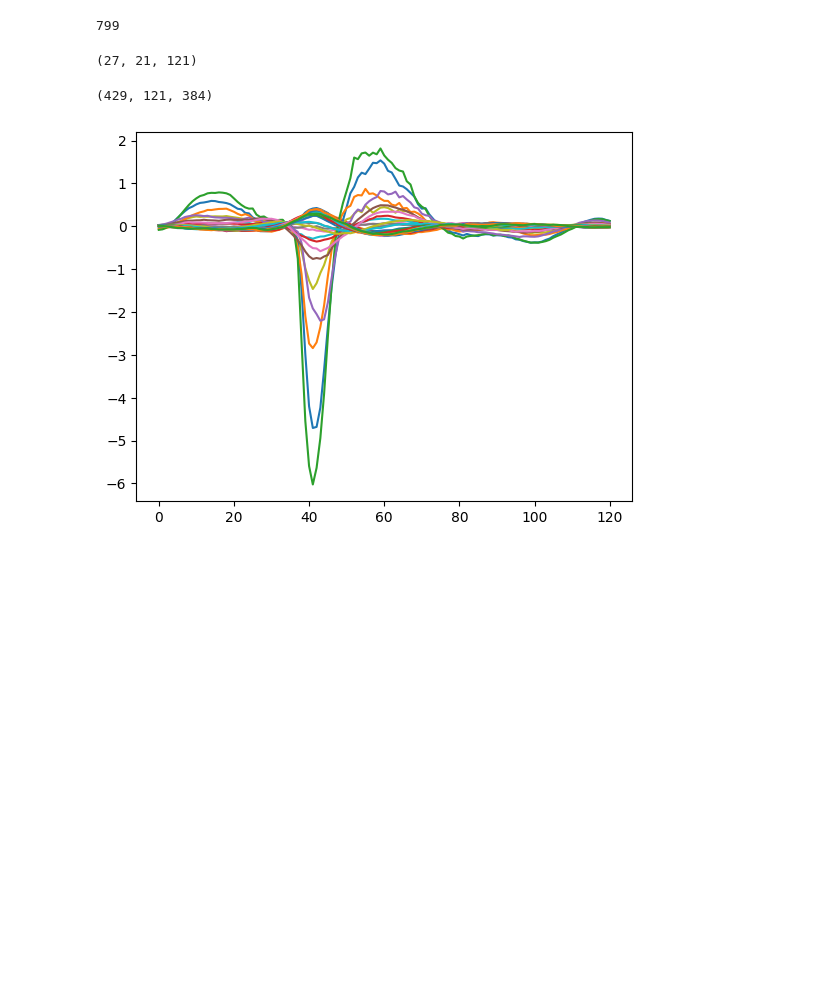
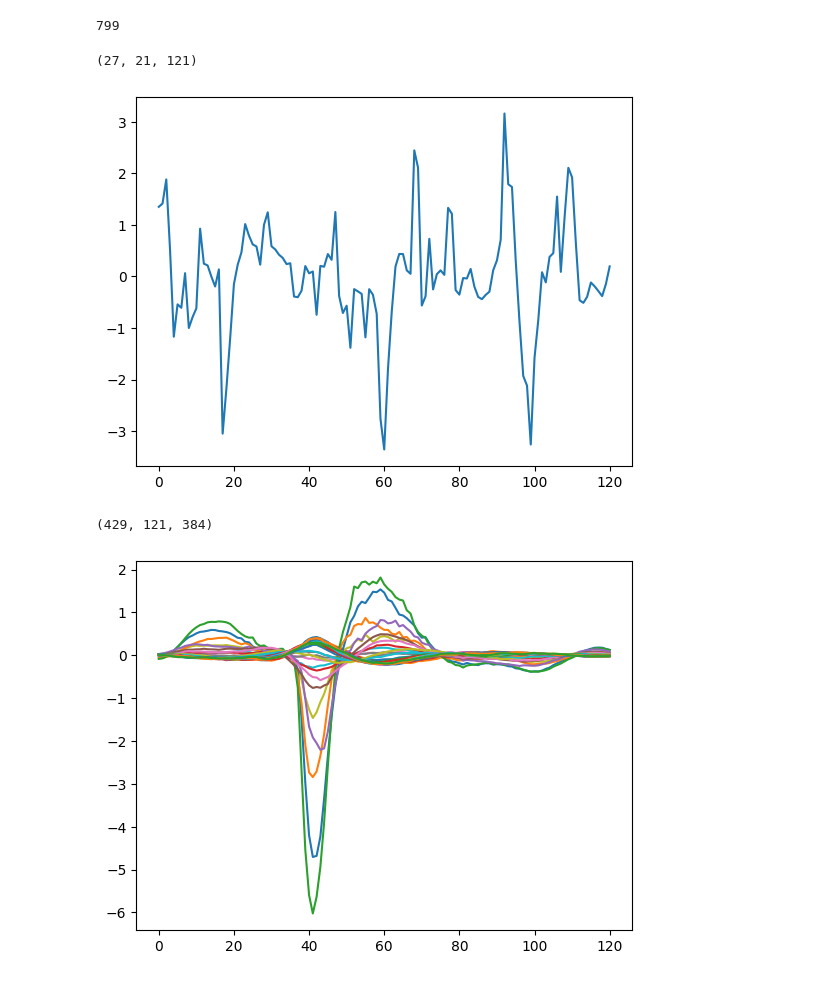
Before and after one commit to N0AHt/waveform_embeddings, a Jupyter notebook: notebooks/dataset_exploration_ceedibl.ipynb, the cells around one changed output. Saved outputs shown, nothing was run; the diff lists cells and outputs as text; code cells hidden in the pictures; blank space fills up the shorter version.

```diff
--- a/notebooks/dataset_exploration_ceedibl.ipynb
+++ b/notebooks/dataset_exploration_ceedibl.ipynb
@@ -127,6 +127,11 @@ groups[0].shape
 #what channel should be used! channel id!! :)
 # %% [output]
 (27, 21, 121)
+# %%
+plt.plot(groups[1][9][15])
+plt.show()
+# %% [output]
+[figure, added]
 # %%
 templates.shape
 # %% [output]
```
